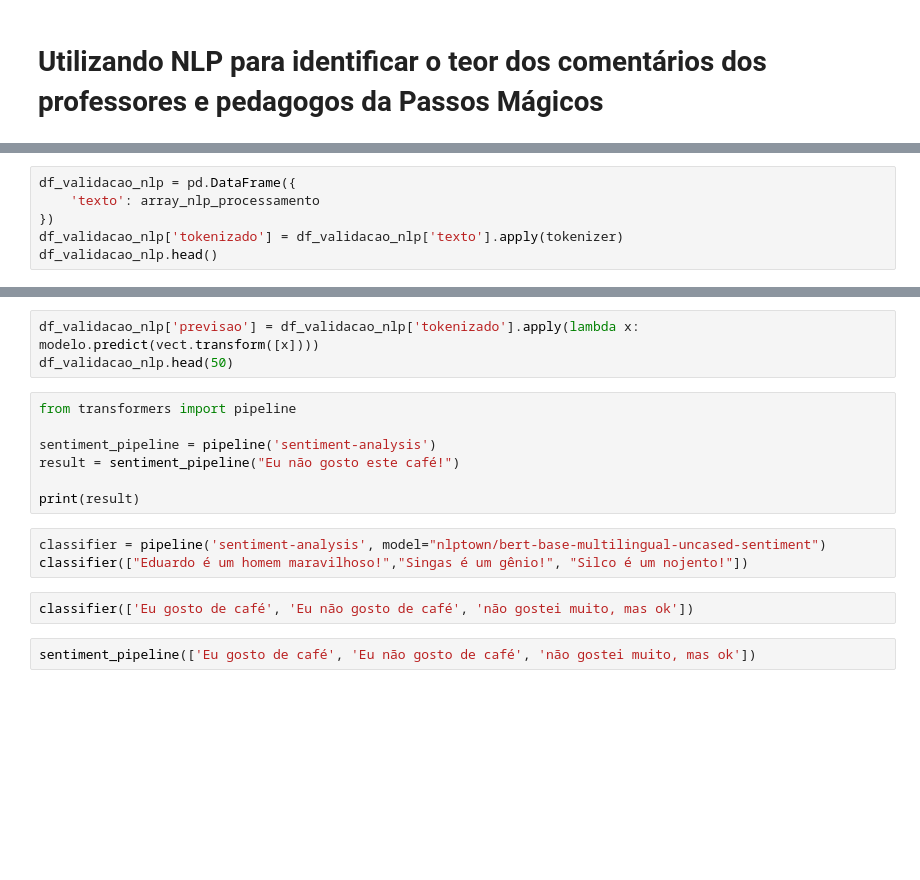
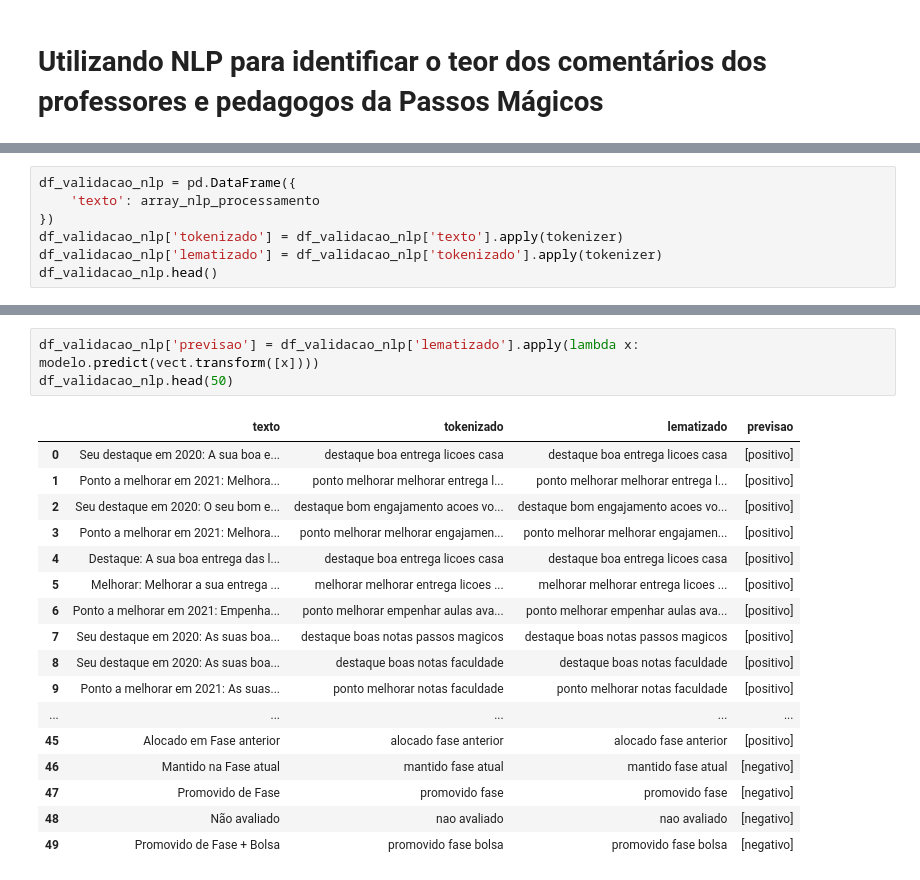
Before and after one commit to dhachcar/postech-tech-challenge-5, a Jupyter notebook: Tech_Challenge_5_NLP_Análise_de_sentimentos_de_texto.ipynb, the cells around one changed output, grey strips where cells are left out. Saved outputs shown, nothing was run; the diff lists cells and outputs as text; blank space fills up the shorter version.

```diff
--- a/Tech_Challenge_5_NLP_Análise_de_sentimentos_de_texto.ipynb
+++ b/Tech_Challenge_5_NLP_Análise_de_sentimentos_de_texto.ipynb
@@ -372,4 +477,5 @@ df_validacao_nlp = pd.DataFrame({
     'texto': array_nlp_processamento
 })
 df_validacao_nlp['tokenizado'] = df_validacao_nlp['texto'].apply(tokenizer)
+df_validacao_nlp['lematizado'] = df_validacao_nlp['tokenizado'].apply(tokenizer)
 df_validacao_nlp.head()
@@ -376,17 +489,21 @@ df_validacao_nlp.head()
 # %%
-df_validacao_nlp['previsao'] = df_validacao_nlp['tokenizado'].apply(lambda x: modelo.predict(vect.transform([x])))
+df_validacao_nlp['previsao'] = df_validacao_nlp['lematizado'].apply(lambda x: modelo.predict(vect.transform([x])))
 df_validacao_nlp.head(50)
+# %% [output]
+|  | texto | tokenizado | lematizado | previsao |
+| 0 | Seu destaque em 2020: A sua boa e... | destaque boa entrega licoes casa | destaque boa entrega licoes casa | [positivo] |
+| 1 | Ponto a melhorar em 2021: Melhora... | ponto melhorar melhorar entrega l... | ponto melhorar melhorar entrega l... | [positivo] |
+| 2 | Seu destaque em 2020: O seu bom e... | destaque bom engajamento acoes vo... | destaque bom engajamento acoes vo... | [positivo] |
+| 3 | Ponto a melhorar em 2021: Melhora... | ponto melhorar melhorar engajamen... | ponto melhorar melhorar engajamen... | [positivo] |
+| 4 | Destaque: A sua boa entrega das l... | destaque boa entrega licoes casa | destaque boa entrega licoes casa | [positivo] |
+| 5 | Melhorar: Melhorar a sua entrega ... | melhorar melhorar entrega licoes ... | melhorar melhorar entrega licoes ... | [positivo] |
+| 6 | Ponto a melhorar em 2021: Empenha... | ponto melhorar empenhar aulas ava... | ponto melhorar empenhar aulas ava... | [positivo] |
+| 7 | Seu destaque em 2020: As suas boa... | destaque boas notas passos magicos | destaque boas notas passos magicos | [positivo] |
+| 8 | Seu destaque em 2020: As suas boa... | destaque boas notas faculdade | destaque boas notas faculdade | [positivo] |
+| 9 | Ponto a melhorar em 2021: As suas... | ponto melhorar notas faculdade | ponto melhorar notas faculdade | [positivo] |
+| ... | ... | ... | ... | ... |
+| 45 | Alocado em Fase anterior | alocado fase anterior | alocado fase anterior | [positivo] |
+| 46 | Mantido na Fase atual | mantido fase atual | mantido fase atual | [negativo] |
+| 47 | Promovido de Fase | promovido fase | promovido fase | [negativo] |
+| 48 | Não avaliado | nao avaliado | nao avaliado | [negativo] |
+| 49 | Promovido de Fase + Bolsa | promovido fase bolsa | promovido fase bolsa | [negativo] |
-# %%
-from transformers import pipeline
-
-sentiment_pipeline = pipeline('sentiment-analysis')
-result = sentiment_pipeline("Eu não gosto este café!")
-
-print(result)
-# %%
-classifier = pipeline('sentiment-analysis', model="nlptown/bert-base-multilingual-uncased-sentiment")
-classifier(["Eduardo é um homem maravilhoso!","Singas é um gênio!", "Silco é um nojento!"])
-# %%
-classifier(['Eu gosto de café', 'Eu não gosto de café', 'não gostei muito, mas ok'])
-# %%
-sentiment_pipeline(['Eu gosto de café', 'Eu não gosto de café', 'não gostei muito, mas ok'])
```
Also changed, not shown: parts of 53 cells of this notebook, 1 other file.
